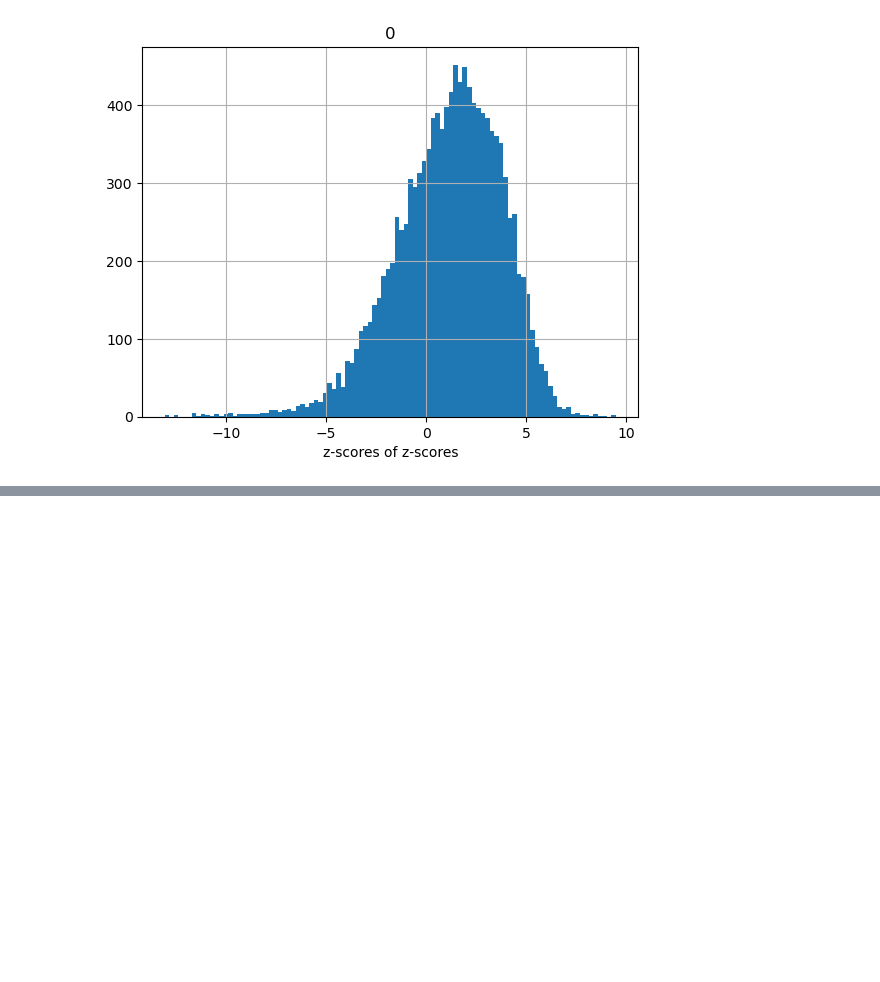
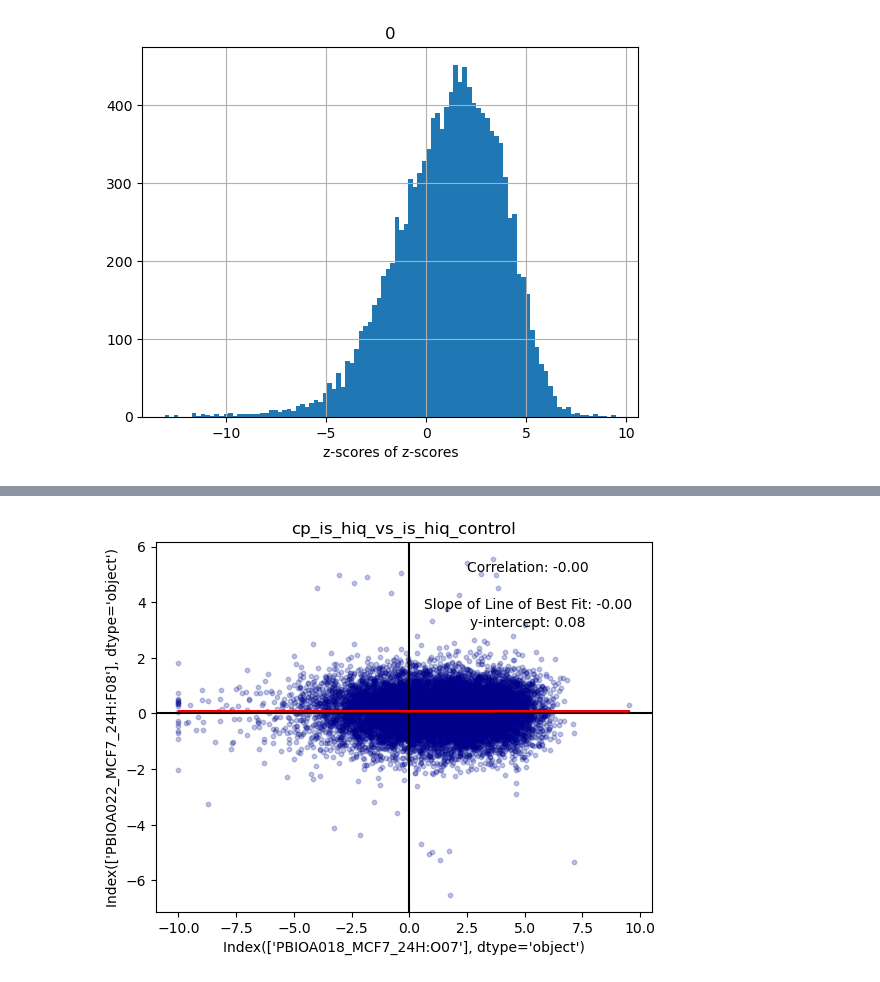
Before and after one commit to reformist/research2023, a Jupyter notebook: controlAnalysis.ipynb, the cells around one changed output, grey strips where cells are left out. Saved outputs shown, nothing was run; the diff lists cells and outputs as text; code cells hidden in the pictures; blank space fills up the shorter version.

```diff
--- a/controlAnalysis.ipynb
+++ b/controlAnalysis.ipynb
@@ -1435,0 +1689,4 @@ Text(0.5, 0, 'z-scores of z-scores')
+# %%
+graphScatter(first_cp["PBIOA018_MCF7_24H:O07"], control_MC57_ctrl_hiq_vals["PBIOA022_MCF7_24H:F08"],"cp_is_hiq_vs_is_hiq_control")
+# %% [output]
+[figure, added]
```
Also changed, not shown: parts of 41 cells of this notebook, 1 other file.
